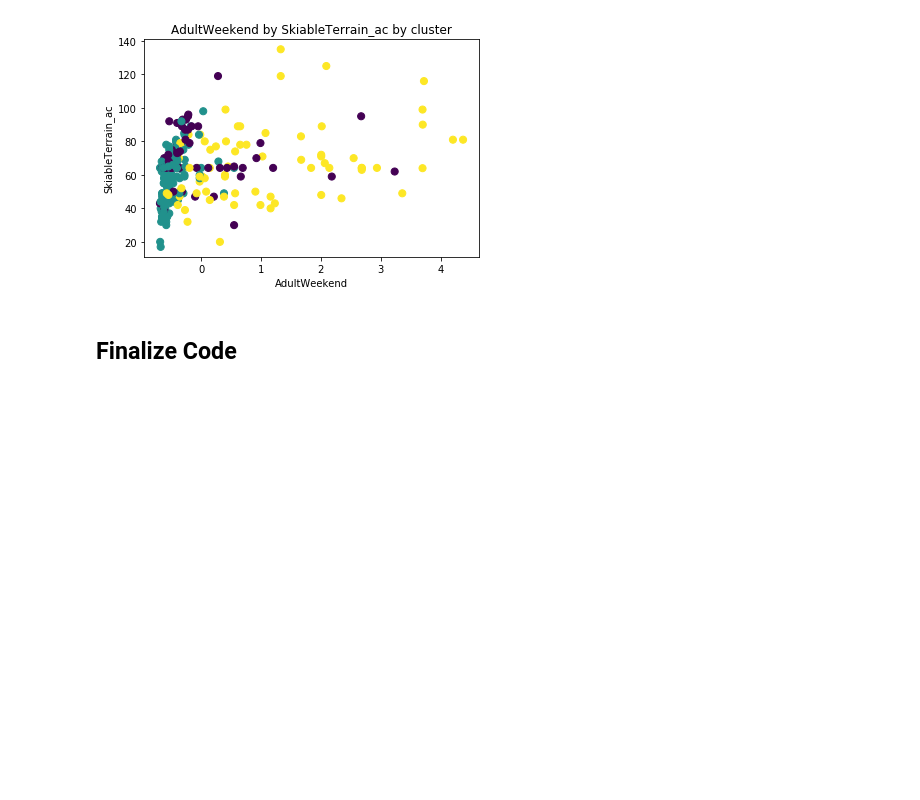
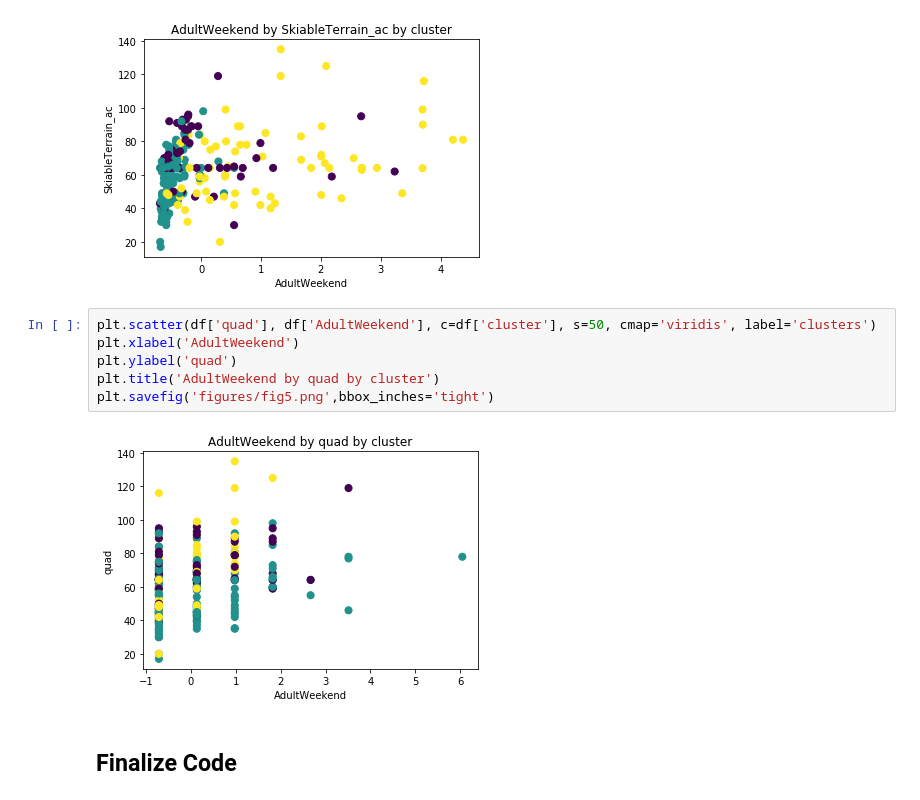
Before and after one commit to suzutomato/springboard, a Jupyter notebook: GuidedCapstone/Notebook_stepsix.ipynb, the cells around one changed output. Saved outputs shown, nothing was run; the diff lists cells and outputs as text; blank space fills up the shorter version.

```diff
--- a/GuidedCapstone/Notebook_stepsix.ipynb
+++ b/GuidedCapstone/Notebook_stepsix.ipynb
@@ -127,6 +126,14 @@ plt.title('AdultWeekend by SkiableTerrain_ac by cluster')
 plt.savefig('figures/fig4.png',bbox_inches='tight')
 # %% [output]
 [figure]
+# %%
+plt.scatter(df['quad'], df['AdultWeekend'], c=df['cluster'], s=50, cmap='viridis', label='clusters')
+plt.xlabel('AdultWeekend')
+plt.ylabel('quad')
+plt.title('AdultWeekend by quad by cluster')
+plt.savefig('figures/fig5.png',bbox_inches='tight')
+# %% [output]
+[figure, added]
 # %% [markdown]
 ## Finalize Code
 # %% [markdown]
```
Also changed, not shown: parts of 3 cells of this notebook, 2 other files.
